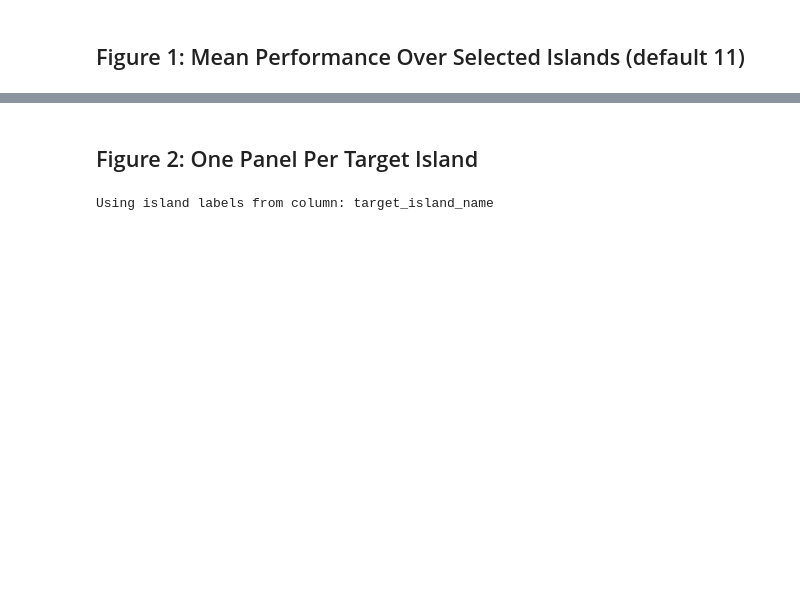
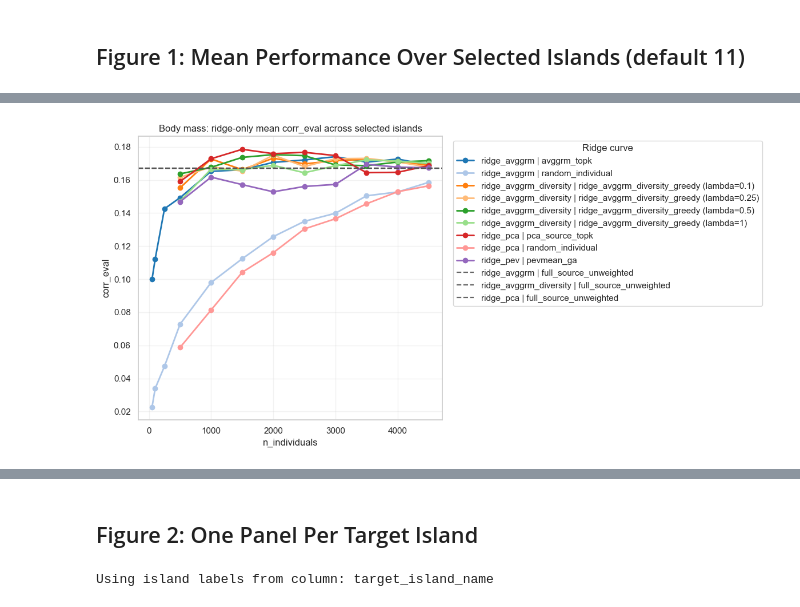
Before and after one commit to simennes/Master_thesis, a Jupyter notebook: notebooks/visualize_bpcrr_inla.ipynb, the cells around one changed output, grey strips where cells are left out. Saved outputs shown, nothing was run; the diff lists cells and outputs as text; code cells hidden in the pictures; blank space fills up the shorter version.

```diff
--- a/notebooks/visualize_bpcrr_inla.ipynb
+++ b/notebooks/visualize_bpcrr_inla.ipynb
@@ -495,0 +536,98 @@ plt.show()
+# %%
+# Figure 1b: ridge-only comparison with one color per ridge curve
+
+RIDGE_ONLY_MODELS = [
+    "ridge_pca",
+    "ridge_avggrm",
+    "ridge_pev",
+    "ridge_avggrm_diversity",
+]
+RIDGE_ONLY_EXCLUDE_METHODS = []
+
+ridge_only = combined.copy()
+ridge_only = ridge_only[
+    ridge_only["model"].isin(RIDGE_ONLY_MODELS)
+    & ridge_only["target_island"].isin(target_islands_to_plot)
+].copy()
+
+if "analysis" in ridge_only.columns:
+    ranked_or_untyped = ridge_only[(ridge_only["analysis"] == "ranked_subset") | (ridge_only["analysis"].isna())]
+    if len(ranked_or_untyped):
+        ridge_only = ranked_or_untyped.copy()
+
+ridge_only = ridge_only[ridge_only["method"] != "full_source_unweighted"].copy()
+if "order_seed" in ridge_only.columns:
+    ridge_only = ridge_only[ridge_only["order_seed"] != -2].copy()
+if RIDGE_ONLY_EXCLUDE_METHODS:
+    ridge_only = ridge_only[~ridge_only["method"].isin(RIDGE_ONLY_EXCLUDE_METHODS)].copy()
+
+if ridge_only.empty:
+    raise ValueError("No ridge rows available for ridge-only plot")
+
+ridge_plot_df = (
+    ridge_only.groupby(["model", "method", "n_individuals"], as_index=False)["corr_eval"]
+    .mean()
+    .sort_values(["model", "method", "n_individuals"])
+)
+ridge_plot_df["curve"] = ridge_plot_df["model"] + " | " + ridge_plot_df["method"].astype(str)
+
+curve_order = (
+    ridge_plot_df[["curve", "model", "method"]]
+    .drop_duplicates()
+    .sort_values(["model", "method"])
+    ["curve"]
+    .tolist()
+)
+palette = sns.color_palette("tab20", n_colors=max(len(curve_order), 1))
+curve_colors = dict(zip(curve_order, palette))
+
+plt.figure(figsize=(12, 6))
+for curve in curve_order:
+    sub = ridge_plot_df[ridge_plot_df["curve"] == curve]
+    plt.plot(
+        sub["n_individuals"],
+        sub["corr_eval"],
+        marker="o",
+        linewidth=2,
+        color=curve_colors[curve],
+        label=curve,
+    )
+
+ridge_refs = full_source_refs[
+    full_source_refs["model"].isin(RIDGE_ONLY_MODELS)
+    & full_source_refs["target_island"].isin(target_islands_to_plot)
+].copy()
+if not ridge_refs.empty:
+    ridge_ref_mean = (
+        ridge_refs.groupby("model", as_index=False)["corr_eval"]
+        .mean()
+        .sort_values("model")
+    )
+    for _, row in ridge_ref_mean.iterrows():
+        label = f"{row['model']} | full_source_unweighted"
+        color = curve_colors.get(label, "#555555")
+        plt.axhline(
+            row["corr_eval"],
+            linestyle="--",
+            linewidth=1.6,
+            alpha=0.9,
+            color=color,
+            label=label,
+        )
+
+plt.title("Body mass: ridge-only mean corr_eval across selected islands")
+plt.xlabel("n_individuals")
+plt.ylabel("corr_eval")
+plt.grid(True, alpha=0.25)
+plt.legend(bbox_to_anchor=(1.02, 1), loc="upper left", title="Ridge curve")
+plt.tight_layout()
+plt.show()
+
+ridge_curve_summary = (
+    ridge_plot_df.groupby("curve", as_index=False)["corr_eval"]
+    .agg(max_corr="max", mean_corr="mean")
+    .sort_values("max_corr", ascending=False)
+)
+display(ridge_curve_summary)
+# %% [output]
+[figure, added]
```
Also changed, not shown: parts of 8 cells of this notebook, 3 other files.
